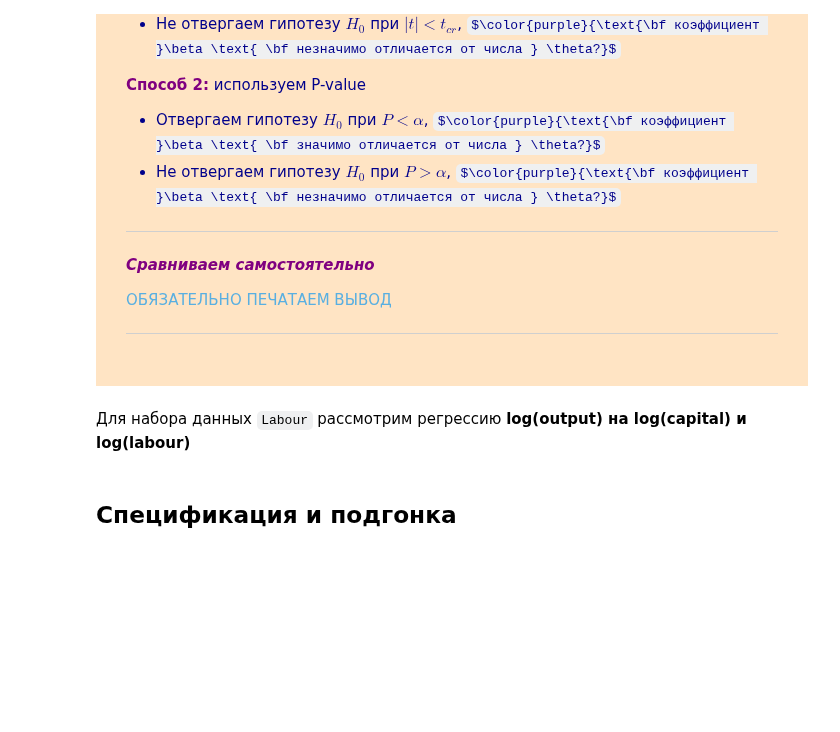
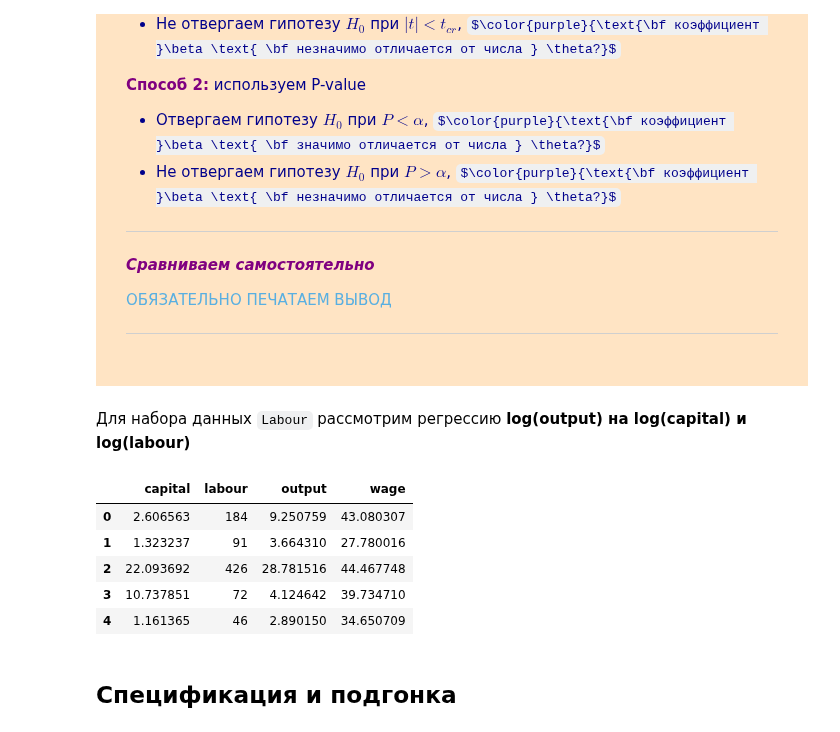
Before and after one commit to artamonoff/econometrica, a Jupyter notebook: econometrica-1/jupyter-notebooks/t-test.ipynb, the cells around one changed output. Cells and saved outputs as stored; diff of their text form; code cells hidden in the pictures; some formulas as TeX source; blank space fills up the shorter version.

```diff
--- a/econometrica-1/jupyter-notebooks/t-test.ipynb
+++ b/econometrica-1/jupyter-notebooks/t-test.ipynb
@@ -296,6 +308,14 @@ $\color{purple}{\text{\bf Значимо ли коэффициент }\beta \tex
 # %%
 # импорт данных
 df = pd.read_csv('Labour.csv')
+df.head()
+# %% [output]
+|  | capital | labour | output | wage |
+| 0 | 2.606563 | 184 | 9.250759 | 43.080307 |
+| 1 | 1.323237 | 91 | 3.664310 | 27.780016 |
+| 2 | 22.093692 | 426 | 28.781516 | 44.467748 |
+| 3 | 10.737851 | 72 | 4.124642 | 39.734710 |
+| 4 | 1.161365 | 46 | 2.890150 | 34.650709 |
 # %% [markdown]
 ## Спецификация и подгонка
 # %%
```
Also changed, not shown: parts of 5 cells of this notebook.
